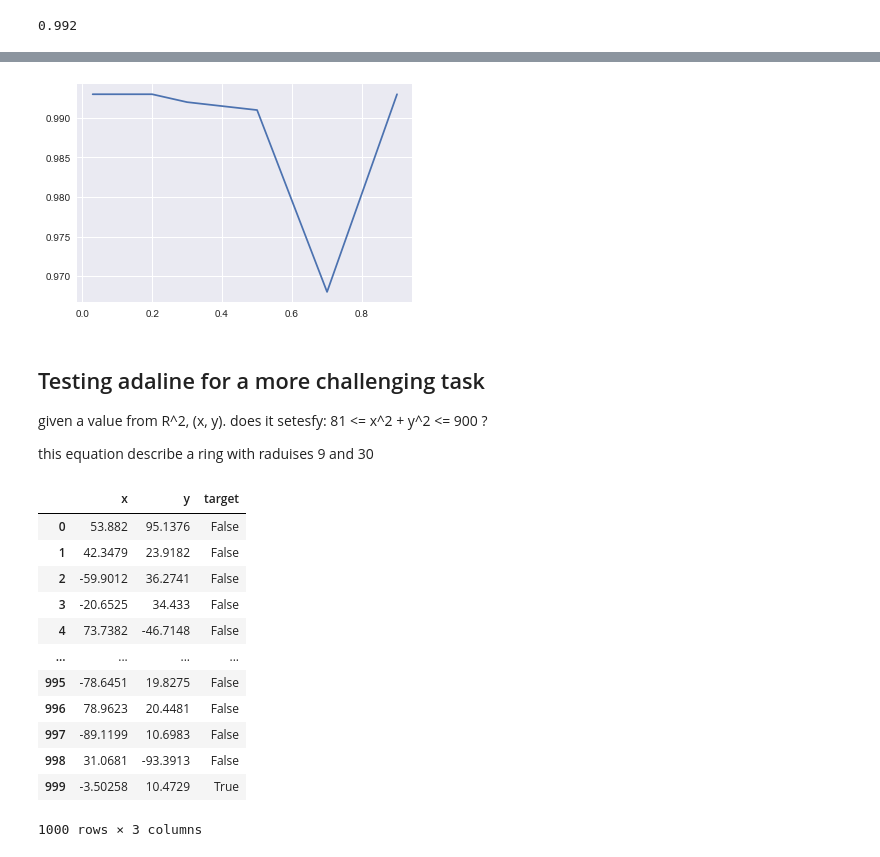
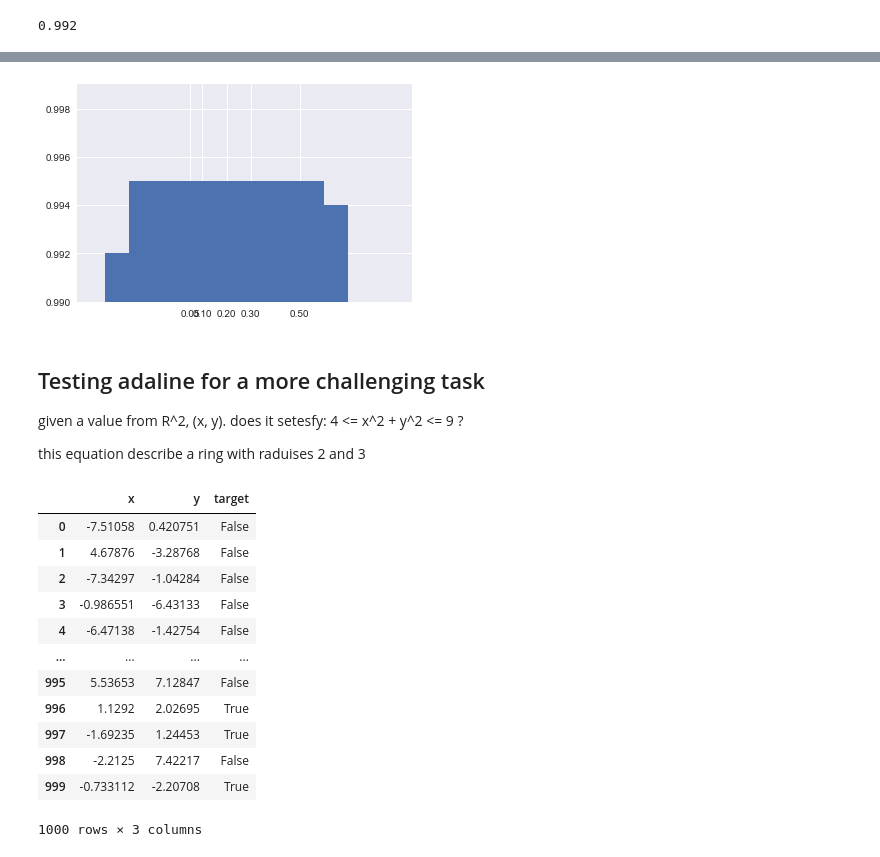
Before and after one commit to Israel0545488592/NeuralComputing1, a Jupyter notebook: train_test_adaline.ipynb, the cells around one changed output, grey strips where cells are left out. Saved outputs shown, nothing was run; the diff lists cells and outputs as text; code cells hidden in the pictures.

```diff
--- a/train_test_adaline.ipynb
+++ b/train_test_adaline.ipynb
@@ -90,23 +103,25 @@ metrics.accuracy_score(test_label, pred)
 # %%
 #what about different learning rates
 
 scores = []
 
-rates = [0.03, 0.07, 0.11, 0.2, 0.3, 0.5, 0.7, 0.9]
+rates = [0.05, 0.1, 0.2, 0.3, 0.5]
 
 for rate in rates:
 
     neuron = adaline(2, rate)
 
     history = neuron.train(train_data, train_label)
 
     pred = np.array([neuron.predict(i) for i in test_data])
     pred = pred >= 0.5
 
     scores.append(metrics.accuracy_score(test_label, pred))
 
 
-plt.plot(rates, scores)
+plt.bar(rates, scores)
+plt.xticks(rates)
+plt.ylim([0.99,0.999])
 plt.show()
 # %% [output]
-[figure, old version]
+[figure, new version]
@@ -116,31 +131,33 @@ plt.show()
 ## Testing adaline for a more challenging task
 
 given a value from R^2, (x, y).
-does it setesfy: 81 <= x^2 + y^2 <= 900 ?
+does it setesfy: 4 <= x^2 + y^2 <= 9 ?
 
-this equation describe a ring with raduises 9 and 30
+this equation describe a ring with raduises 2 and 3
 # %%
-train_data = np.random.uniform(-100, 100, (1000, 2))
+# I'll have to decrease the posiable range of values to balance the data-set
 
-circle_small = 81 <= train_data[:,0]**2 + train_data[:,1]**2
-circle_big = train_data[:,0]**2 + train_data[:,1]**2 <= 900
+train_data = np.random.uniform(-8, 8, (1000, 2))
 
-train_label = circle_small & circle_big
+small_circle = 4 <= train_data[:,0]**2 + train_data[:,1]**2
+big_circle = train_data[:,0]**2 + train_data[:,1]**2 <= 9
+
+train_label = small_circle & big_circle
 
 DataFrame([train_data[:,0], train_data[:,1], train_label]).T.rename(columns = {0: 'x', 1:'y', 2: 'target'})
 # %% [output]
 |  | x | y | target |
-| 0 | 53.882 | 95.1376 | False |
-| 1 | 42.3479 | 23.9182 | False |
-| 2 | -59.9012 | 36.2741 | False |
-| 3 | -20.6525 | 34.433 | False |
-| 4 | 73.7382 | -46.7148 | False |
+| 0 | -7.51058 | 0.420751 | False |
+| 1 | 4.67876 | -3.28768 | False |
+| 2 | -7.34297 | -1.04284 | False |
+| 3 | -0.986551 | -6.43133 | False |
+| 4 | -6.47138 | -1.42754 | False |
 | ... | ... | ... | ... |
-| 995 | -78.6451 | 19.8275 | False |
-| 996 | 78.9623 | 20.4481 | False |
-| 997 | -89.1199 | 10.6983 | False |
-| 998 | 31.0681 | -93.3913 | False |
-| 999 | -3.50258 | 10.4729 | True |
+| 995 | 5.53653 | 7.12847 | False |
+| 996 | 1.1292 | 2.02695 | True |
+| 997 | -1.69235 | 1.24453 | True |
+| 998 | -2.2125 | 7.42217 | False |
+| 999 | -0.733112 | -2.20708 | True |
 1000 rows × 3 columns
 # %%
 neuron = adaline(2, 0.3)
```
Also changed, not shown: parts of 18 cells of this notebook.
